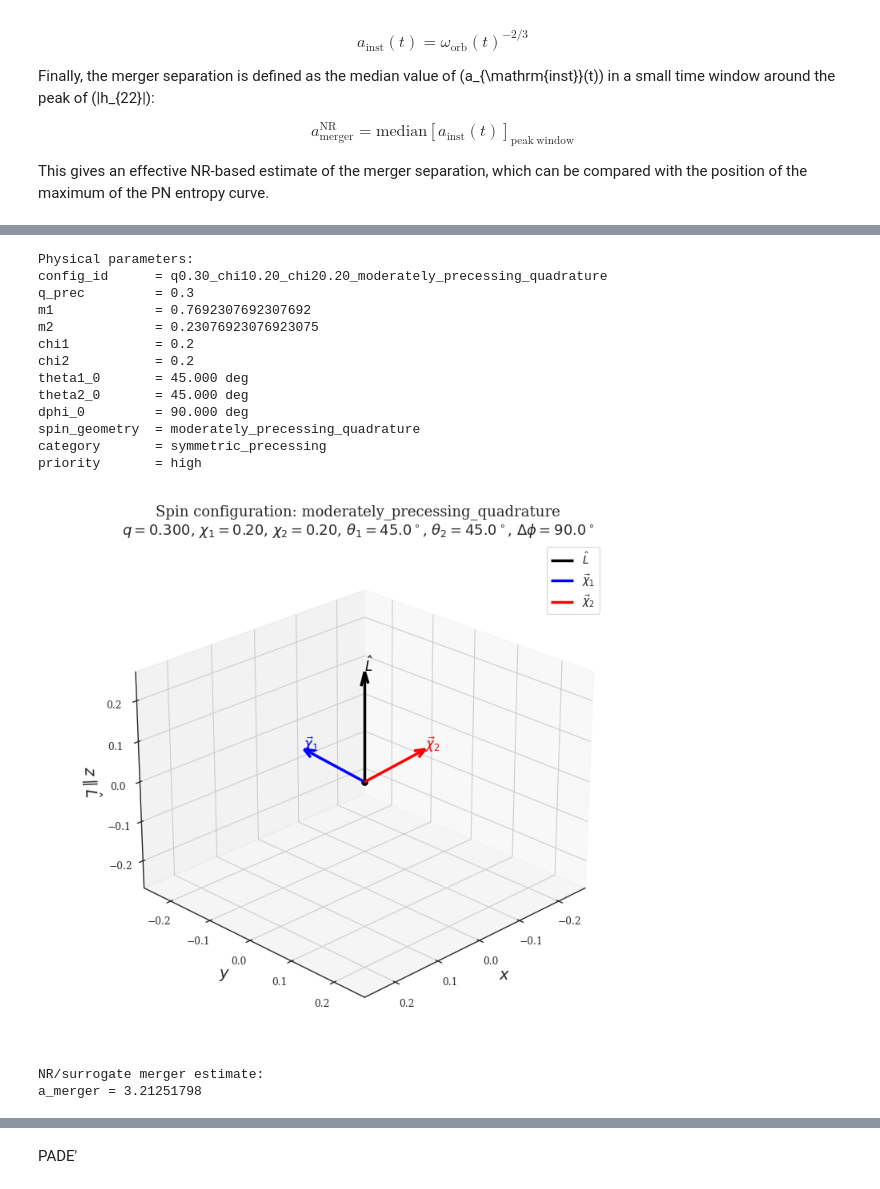
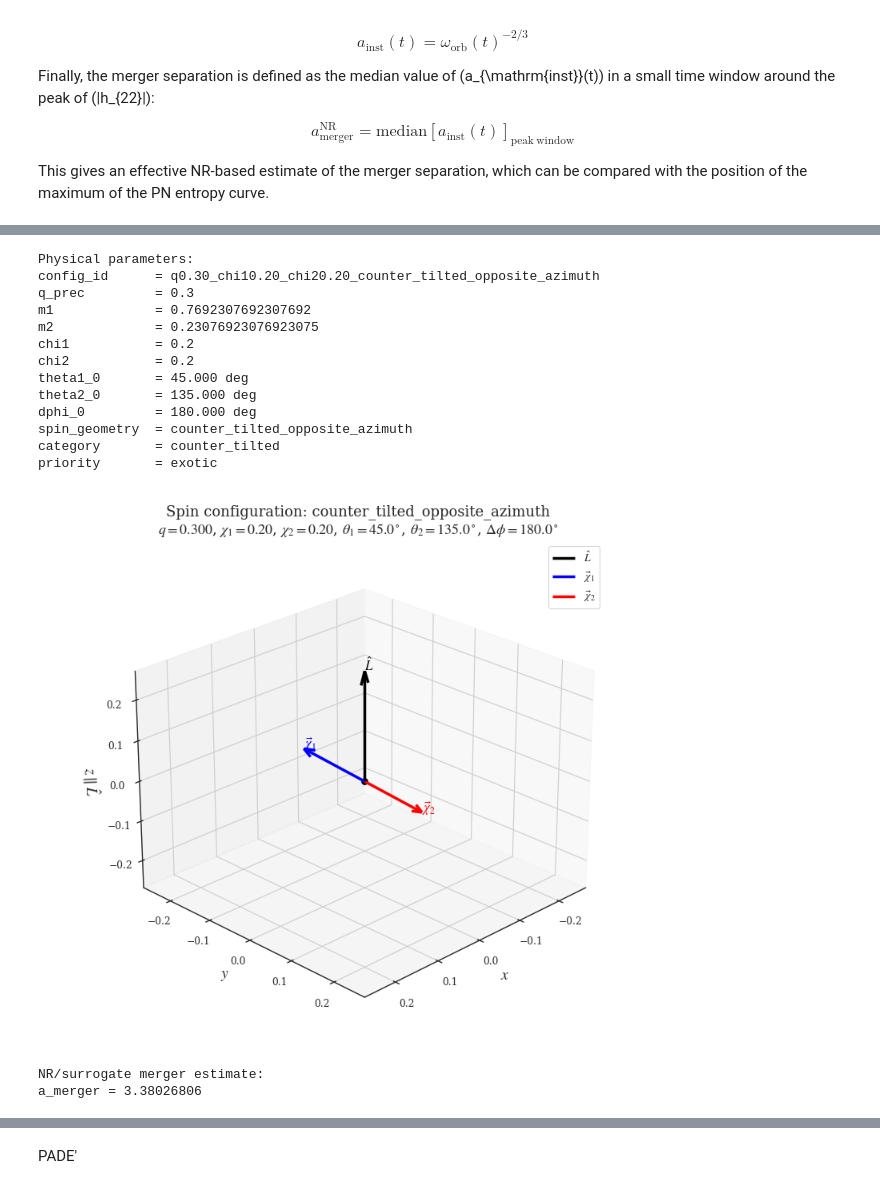
Before and after one commit to giacomobrugali/Entropy-conjecture, a Jupyter notebook: Entropy-conjecture/PostNewtonian_Analysis/0PN_1PN_2PN_Comparison.ipynb, the cells around one changed output, grey strips where cells are left out. Cells and saved outputs as stored; diff of their text form; code cells hidden in the pictures.

Commit message:
precessing updates

```diff
--- a/Entropy-conjecture/PostNewtonian_Analysis/0PN_1PN_2PN_Comparison.ipynb
+++ b/Entropy-conjecture/PostNewtonian_Analysis/0PN_1PN_2PN_Comparison.ipynb
@@ -1189,7 +1479,7 @@ display(catalog_df[["spin_geometry", "category", "priority", "theta1_deg", "thet
 target_q = 0.3
 target_chi1 = 0.20
 target_chi2 = 0.20
-target_spin_geometry = "moderately_precessing_quadrature"
+target_spin_geometry = "counter_tilted_opposite_azimuth"
 
 mask = ((catalog_df["status"] == "simulated")& np.isclose(catalog_df["q"], target_q)& np.isclose(catalog_df["chi1"], target_chi1)& np.isclose(catalog_df["chi2"], target_chi2)& (catalog_df["spin_geometry"] == target_spin_geometry))
 matching_configs = catalog_df[mask].copy().reset_index(drop=True)
@@ -1254,7 +1544,6 @@ dphi, dphi_col = get_column(df_evol,["deltaphi", "dphi", "delta_phi", "DeltaPhi"
 
 
 
-# visualization
 
 def spin_cartesian(chi, theta, phi):
     x = chi * np.sin(theta) * np.cos(phi)
@@ -1340,40 +1629,40 @@ ax.set_title(
 )
 ax.legend()
 ax.view_init(elev=25, azim=45)
 plt.tight_layout()
 plt.show()
 # %% [output]
 |  | spin_geometry | category | priority | theta1_deg | theta2_deg | dphi_deg |
 | 0 | nearly_aligned | aligned | baseline | 0.057296 | 0.057296 | 0.0 |
 | 1 | nearly_antialigned | antialigned | baseline | 179.942704 | 179.942704 | 0.0 |
 | 2 | primary_aligned_secondary_antiali... | mixed_aligned | baseline | 0.057296 | 179.942704 | 0.0 |
 | 3 | primary_antialigned_secondary_ali... | mixed_aligned | baseline | 179.942704 | 0.057296 | 0.0 |
 | 4 | counter_tilted_opposite_azimuth | counter_tilted | exotic | 45.000000 | 135.000000 | 180.0 |
 | 5 | counter_tilted_same_plane | counter_tilted | exotic | 45.000000 | 135.000000 | 0.0 |
 | 6 | in_plane_oblique_135 | in_plane | exotic | 90.000000 | 90.000000 | 135.0 |
 | 7 | in_plane_oblique_45 | in_plane | exotic | 90.000000 | 90.000000 | 45.0 |
 | 8 | random_like_1 | random_like | exotic | 23.000000 | 97.000000 | 37.0 |
 | 9 | random_like_2 | random_like | exotic | 112.000000 | 41.000000 | 128.0 |
 | ... | ... | ... | ... | ... | ... | ... |
 | 21 | in_plane_quadrature | in_plane | high | 90.000000 | 90.000000 | 90.0 |
 | 22 | in_plane_same_phase | in_plane | high | 90.000000 | 90.000000 | 0.0 |
 | 23 | primary_aligned_secondary_tilted | single_tilt | high | 0.057296 | 60.000000 | 0.0 |
 | 24 | primary_tilted_secondary_aligned | single_tilt | high | 60.000000 | 0.057296 | 0.0 |
 | 25 | moderately_precessing_quadrature | symmetric_precessing | high | 45.000000 | 45.000000 | 90.0 |
 Physical parameters:
-config_id      = q0.30_chi10.20_chi20.20_moderately_precessing_quadrature
+config_id      = q0.30_chi10.20_chi20.20_counter_tilted_opposite_azimuth
 q_prec         = 0.3
 m1             = 0.7692307692307692
 m2             = 0.23076923076923075
 chi1           = 0.2
 chi2           = 0.2
 theta1_0       = 45.000 deg
-theta2_0       = 45.000 deg
-dphi_0         = 90.000 deg
-spin_geometry  = moderately_precessing_quadrature
-category       = symmetric_precessing
-priority       = high
+theta2_0       = 135.000 deg
+dphi_0         = 180.000 deg
+spin_geometry  = counter_tilted_opposite_azimuth
+category       = counter_tilted
+priority       = exotic
-[figure, old version]
+[figure, new version]
 # %%
 def interpolate_at_separation(a_array, y_array, a_ref):
     a_array = np.asarray(a_array, dtype=float)
@@ -1567,7 +1856,7 @@ print("NR/surrogate merger estimate:")
 print(f"a_merger = {a_merger:.8f}")
 # %% [output]
 NR/surrogate merger estimate:
-a_merger = 3.21251798
+a_merger = 3.38026806
 # %%
 out_0PN = get_0PN_precessing(
     a_prec=a_prec,
```
Also changed, not shown: parts of 29 cells of this notebook, 32 other files.
